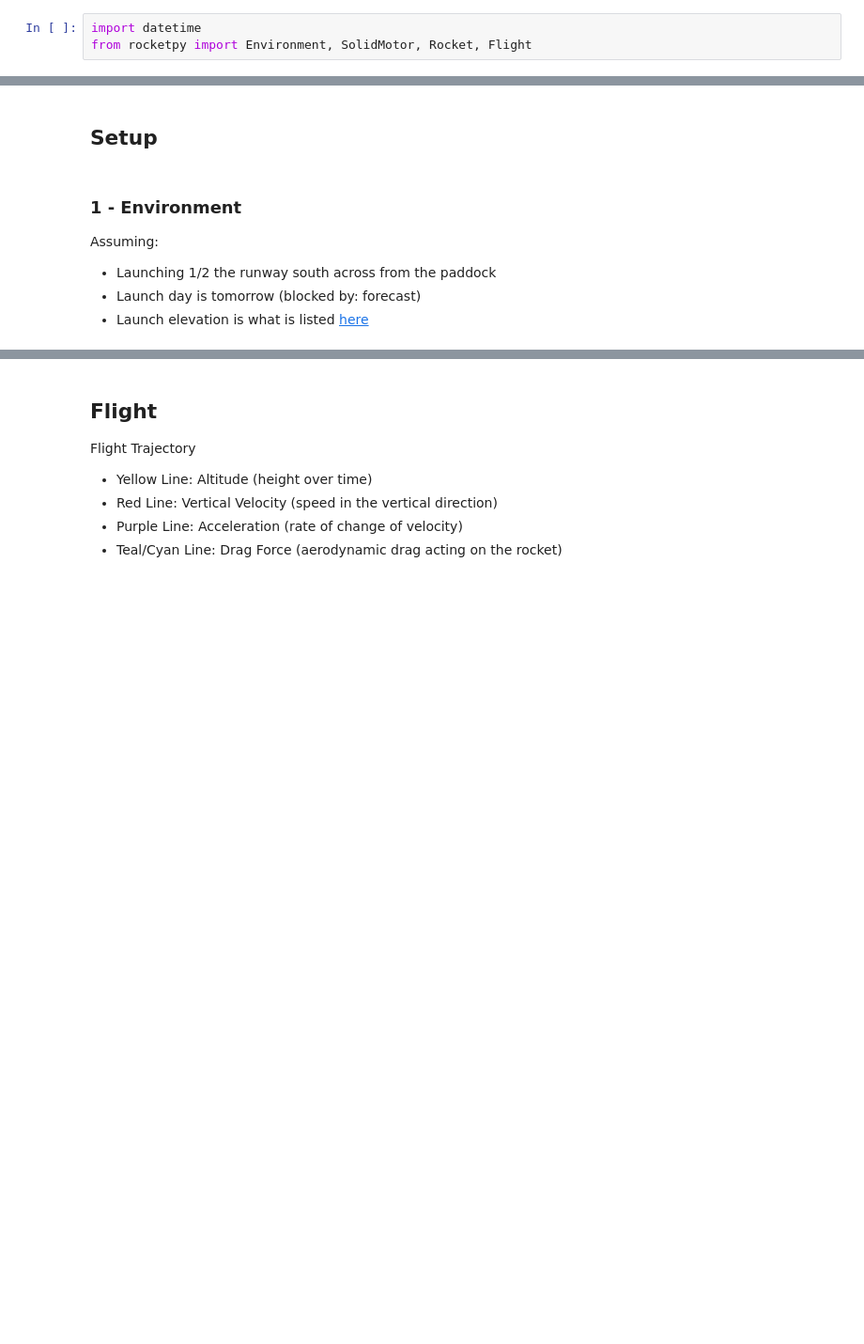
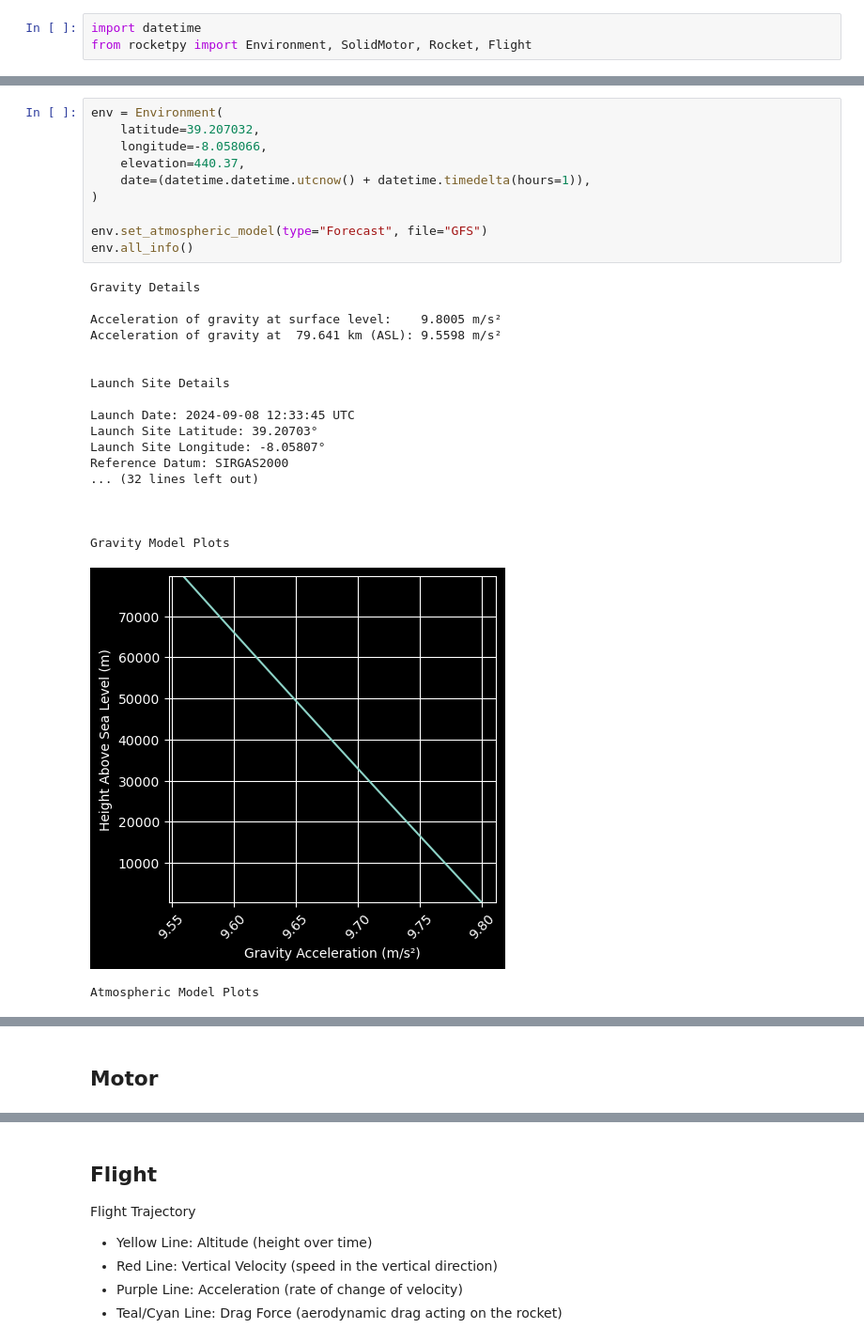
Before and after one commit to ULAS-HiPR/RocketPy, a Jupyter notebook: EuRoC24/Technical.ipynb, the cells around one changed output, grey strips where cells are left out. Shown at 94% size. Drawn from its saved outputs; the diff is of its cells as text; blank space fills up the shorter version.

```diff
--- a/EuRoC24/Technical.ipynb
+++ b/EuRoC24/Technical.ipynb
@@ -7,0 +16,30 @@ from rocketpy import Environment, SolidMotor, Rocket, Flight
+# %%
+env = Environment(
+    latitude=39.207032,
+    longitude=-8.058066,
+    elevation=440.37,
+    date=(datetime.datetime.utcnow() + datetime.timedelta(hours=1)),
+)
+
+env.set_atmospheric_model(type="Forecast", file="GFS")
+env.all_info()
+# %% [output]
+Gravity Details
+
+Acceleration of gravity at surface level:    9.8005 m/s²
+Acceleration of gravity at  79.641 km (ASL): 9.5598 m/s²
+
+
+Launch Site Details
+
+Launch Date: 2024-09-08 12:33:45 UTC
+Launch Site Latitude: 39.20703°
+Launch Site Longitude: -8.05807°
+Reference Datum: SIRGAS2000
+... (32 lines left out)
+
+
+
+Gravity Model Plots
+[figure, added]
+Atmospheric Model Plots
@@ -8,10 +47,2 @@ from rocketpy import Environment, SolidMotor, Rocket, Flight
 # %% [markdown]
-## Setup
+## Motor
-# %% [markdown]
-### 1 - Environment
-
-Assuming:
-
-- Launching 1/2 the runway south across from the paddock
-- Launch day is tomorrow (blocked by: forecast)
-- Launch elevation is what is listed [here](https://www.google.com/maps/place/km+440,37,+Agua+Todo+o+Ano,+Tramaga,+N2,+Ponte+de+Sor,+Portugal/@39.2078514,-8.0619467,16z/data=!4m6!3m5!1s0xd1839fd579834f7:0xe8dd5943368adb9!8m2!3d39.2084353!4d-8.0567479!16s%2Fg%2F11bvtfqbw5?entry=ttu)
```
Also changed, not shown: parts of 17 cells of this notebook, 1 other file.
